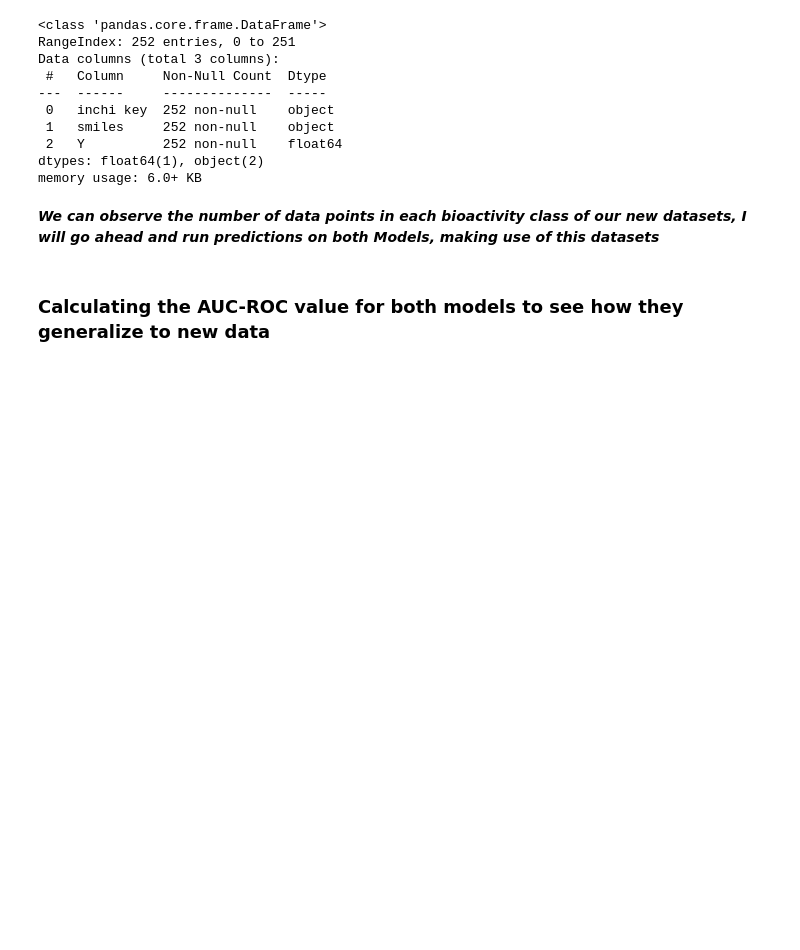
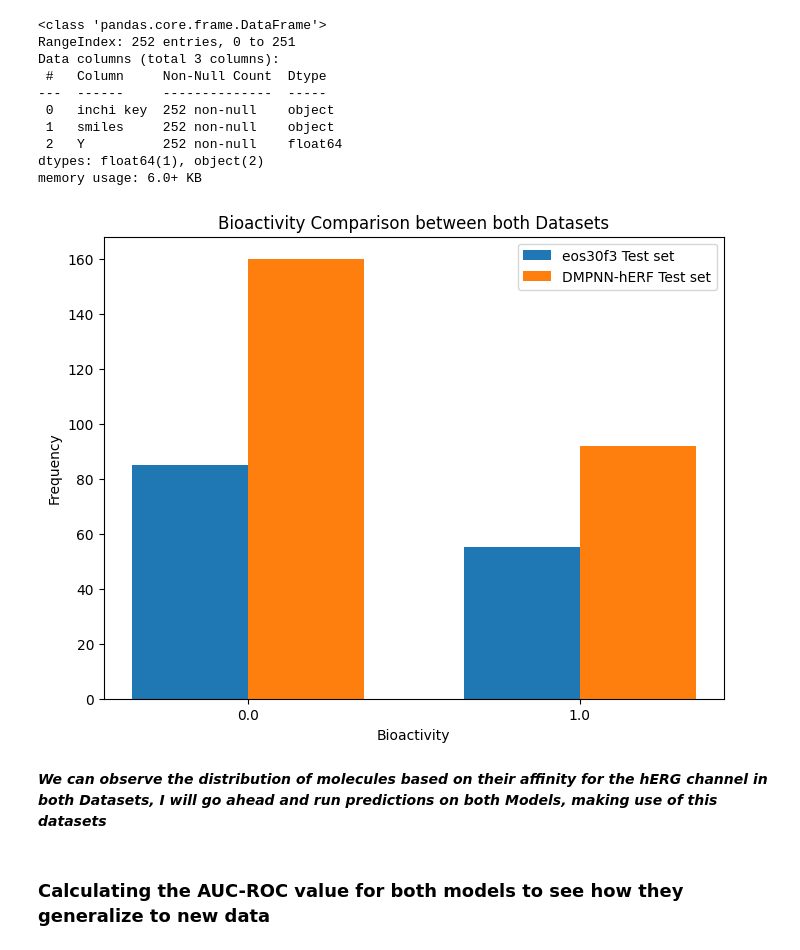
Before and after one commit to Malikbadmus/model-validation-eos30f3, a Jupyter notebook: notebooks/02_external_validation.ipynb, the cells around one changed output. Saved outputs shown, nothing was run; the diff lists cells and outputs as text; code cells hidden in the pictures; blank space fills up the shorter version.

```diff
--- a/notebooks/02_external_validation.ipynb
+++ b/notebooks/02_external_validation.ipynb
@@ -213,8 +213,34 @@ Data columns (total 3 columns):
  2   Y          252 non-null    float64
 dtypes: float64(1), object(2)
 memory usage: 6.0+ KB
+# %%
+import matplotlib.pyplot as plt
+import numpy as np
+
+class_counts_df = df['Y'].value_counts()
+class_counts_new_df = new_df['Y'].value_counts()
+class_labels = class_counts_df.index.tolist()
+
+bar_width = 0.35
+index = np.arange(len(class_labels))
+fig, ax = plt.subplots(figsize=(8, 6))
+
+bars1 = ax.bar(index - bar_width/2, class_counts_df, bar_width, label='eos30f3 Test set')
+bars2 = ax.bar(index + bar_width/2, class_counts_new_df, bar_width, label='DMPNN-hERF Test set')
+
+
+ax.set_xlabel('Bioactivity')
+ax.set_ylabel('Frequency')
+ax.set_title('Bioactivity Comparison between both Datasets')
+ax.set_xticks(index)
+ax.set_xticklabels(class_labels)
+ax.legend()
+plt.savefig('../figures/external_datasets_barchart.png')
+plt.show()
+# %% [output]
+[figure, added]
 # %% [markdown]
-***We can observe the number of data points in each bioactivity class of our new datasets, I will go ahead and run predictions on both Models, making use of this datasets***
+***We can observe the distribution of molecules based on their affinity for the hERG channel in both Datasets, I will go ahead and run predictions on both Models, making use of this datasets***
 # %% [markdown]
 ### Calculating the AUC-ROC value for both models to see how they generalize to new data
 # %%
```
Also changed, not shown: parts of 3 cells of this notebook, 2 other files.
